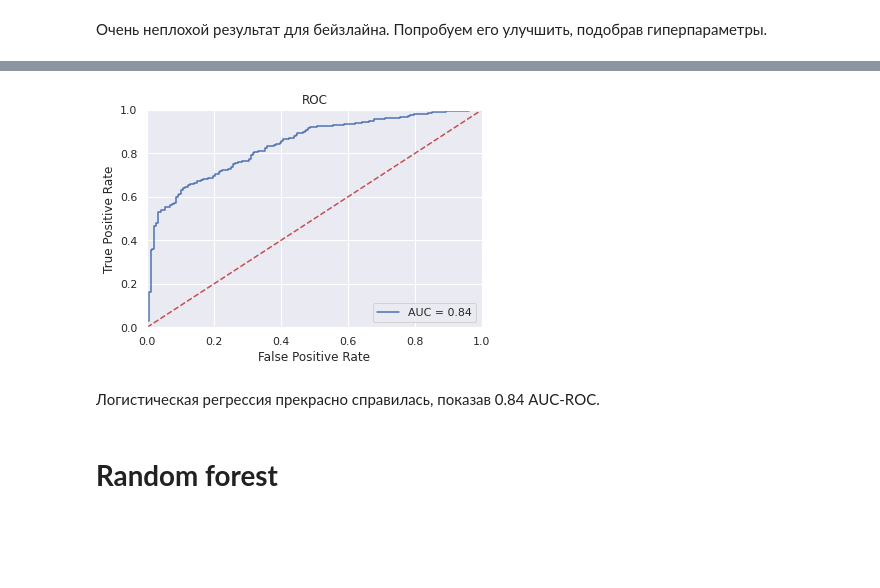
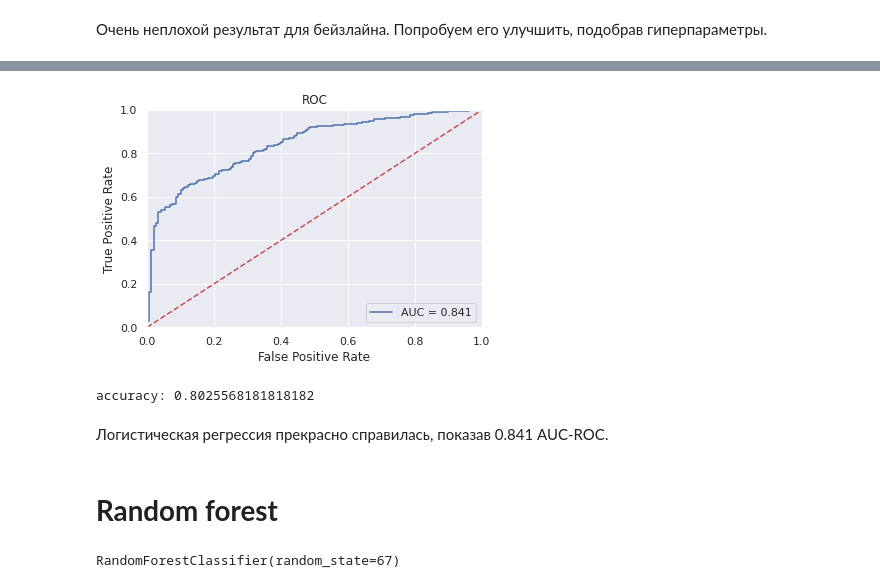
Before and after one commit to Doppler-67/telecom-users-churn-forecasting, a Jupyter notebook: telecom.ipynb, the cells around one changed output, grey strips where cells are left out. Drawn from its saved outputs; the diff is of its cells as text; code cells hidden in the pictures; blank space fills up the shorter version.

```diff
--- a/telecom.ipynb
+++ b/telecom.ipynb
@@ -761,7 +771,7 @@ def plot_auc_roc(model, x, y):
   roc_auc = auc(fpr, tpr)
 
   plt.title('ROC')
-  plt.plot(fpr, tpr, 'b', label = 'AUC = %0.2f' % roc_auc)
+  plt.plot(fpr, tpr, 'b', label = 'AUC = %0.3f' % roc_auc)
   plt.legend(loc = 'lower right')
   plt.plot([0, 1], [0, 1],'r--')
   plt.xlim([0, 1])
@@ -825,10 +835,14 @@ clf.best_params_
 # %%
-model = clf.best_estimator_
+log_reg_model = clf.best_estimator_
 # %%
-plot_auc_roc(model, x_valid_ohe, y_valid)
+plot_auc_roc(log_reg_model, x_valid_ohe, y_valid)
 # %% [output]
-[figure, old version]
+[figure, new version]
+# %%
+print('accuracy:', accuracy_score(y_valid, log_reg_model.predict(x_valid_ohe)))
+# %% [output]
+accuracy: 0.8025568181818182
 # %% [markdown]
-Логистическая регрессия прекрасно справилась, показав 0.84 AUC-ROC.
+Логистическая регрессия прекрасно справилась, показав 0.841 AUC-ROC.
 # %% [markdown]
 # **Random forest**
@@ -834,0 +851,4 @@ plot_auc_roc(model, x_valid_ohe, y_valid)
+# %%
+model.fit(x_train, y_train)
+# %% [output]
+RandomForestClassifier(random_state=67)
```
Also changed, not shown: parts of 90 cells of this notebook.
